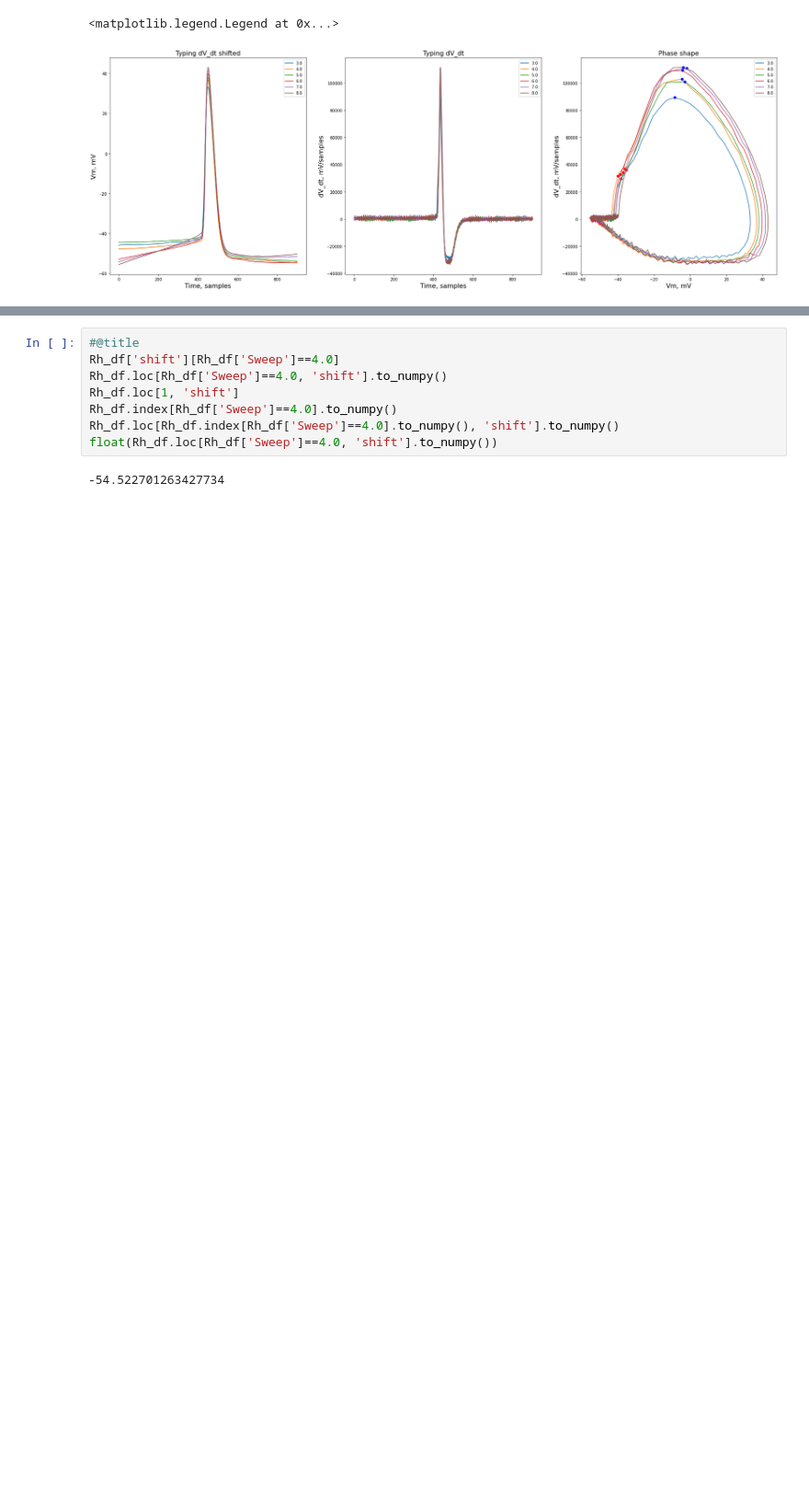
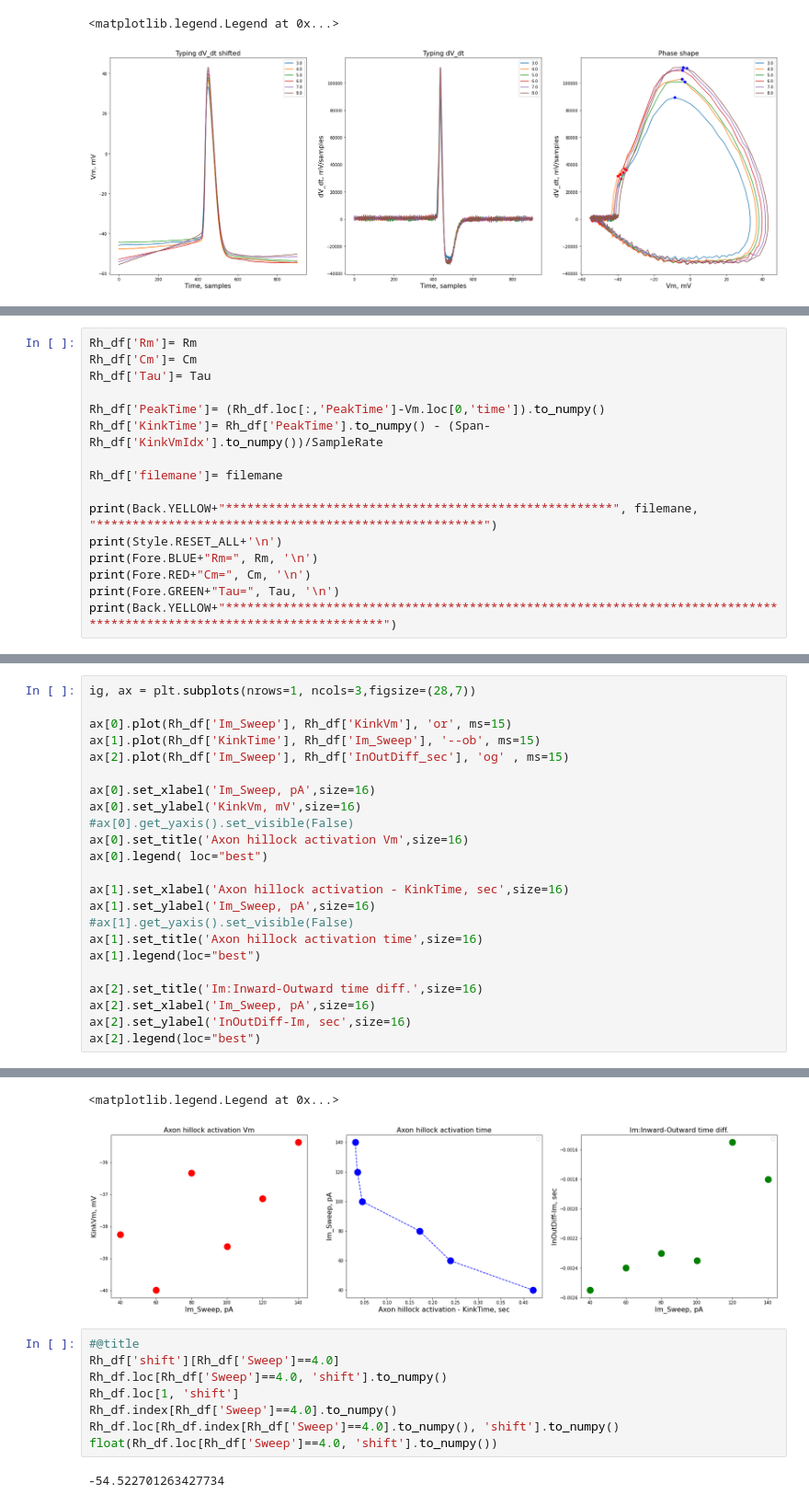
Before and after one commit to SergiiRv/AP-Typing_Neurons, a Jupyter notebook: Typing_2016_05_19_0004.ipynb, the cells around one changed output, grey strips where cells are left out. Shown at 92% size. Drawn from its saved outputs; the diff is of its cells as text; blank space fills up the shorter version.

```diff
--- a/Typing_2016_05_19_0004.ipynb
+++ b/Typing_2016_05_19_0004.ipynb
@@ -447,0 +495,16 @@ ax[2].legend(loc="best")
+# %%
+Rh_df['Rm']= Rm
+Rh_df['Cm']= Cm
+Rh_df['Tau']= Tau
+
+Rh_df['PeakTime']= (Rh_df.loc[:,'PeakTime']-Vm.loc[0,'time']).to_numpy()
+Rh_df['KinkTime']= Rh_df['PeakTime'].to_numpy() - (Span-Rh_df['KinkVmIdx'].to_numpy())/SampleRate
+
+Rh_df['filemane']= filemane
+
+print(Back.YELLOW+"******************************************************", filemane, "******************************************************")
+print(Style.RESET_ALL+'\n')
+print(Fore.BLUE+"Rm=", Rm, '\n')
+print(Fore.RED+"Cm=", Cm, '\n')
+print(Fore.GREEN+"Tau=", Tau, '\n')
+print(Back.YELLOW+"**********************************************************************************************************************")
@@ -447,0 +559,24 @@ ax[2].legend(loc="best")
+# %%
+ig, ax = plt.subplots(nrows=1, ncols=3,figsize=(28,7))
+
+ax[0].plot(Rh_df['Im_Sweep'], Rh_df['KinkVm'], 'or', ms=15)
+ax[1].plot(Rh_df['KinkTime'], Rh_df['Im_Sweep'], '--ob', ms=15)
+ax[2].plot(Rh_df['Im_Sweep'], Rh_df['InOutDiff_sec'], 'og' , ms=15)
+
+ax[0].set_xlabel('Im_Sweep, pA',size=16)
+ax[0].set_ylabel('KinkVm, mV',size=16)
+#ax[0].get_yaxis().set_visible(False)
+ax[0].set_title('Axon hillock activation Vm',size=16)
+ax[0].legend( loc="best")
+
+ax[1].set_xlabel('Axon hillock activation - KinkTime, sec',size=16)
+ax[1].set_ylabel('Im_Sweep, pA',size=16)
+#ax[1].get_yaxis().set_visible(False)
+ax[1].set_title('Axon hillock activation time',size=16)
+ax[1].legend(loc="best")
+
+ax[2].set_title('Im:Inward-Outward time diff.',size=16)
+ax[2].set_xlabel('Im_Sweep, pA',size=16)
+ax[2].set_ylabel('InOutDiff-Im, sec',size=16)
+ax[2].legend(loc="best")
+# %% [output]
@@ -448,3 +586,5 @@ ax[2].legend(loc="best")
+<matplotlib.legend.Legend at 0x...>
+[figure, added]
 # %%
 #@title
 Rh_df['shift'][Rh_df['Sweep']==4.0]
```
Also changed, not shown: parts of 16 cells of this notebook.
